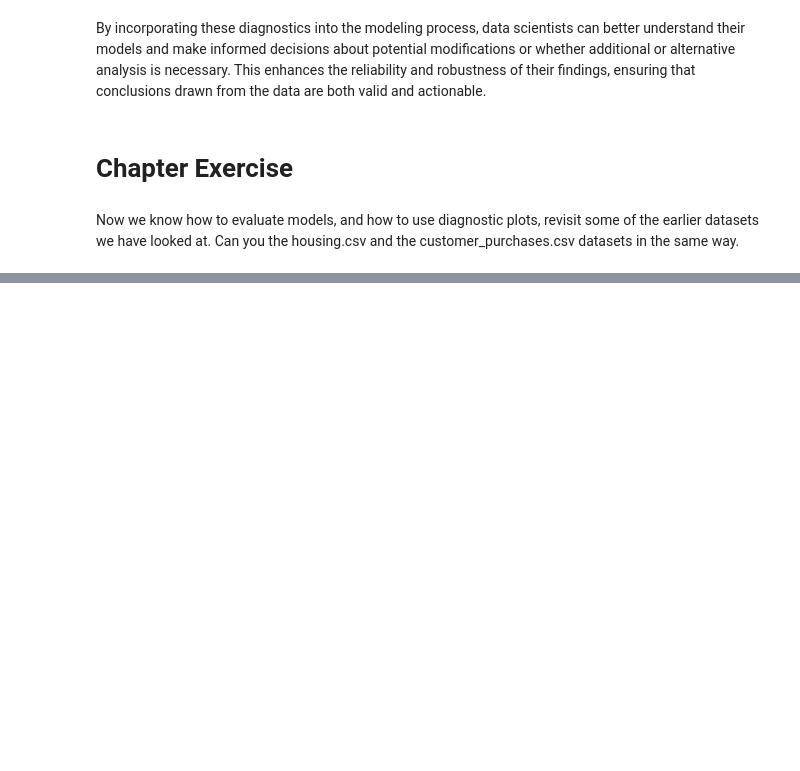
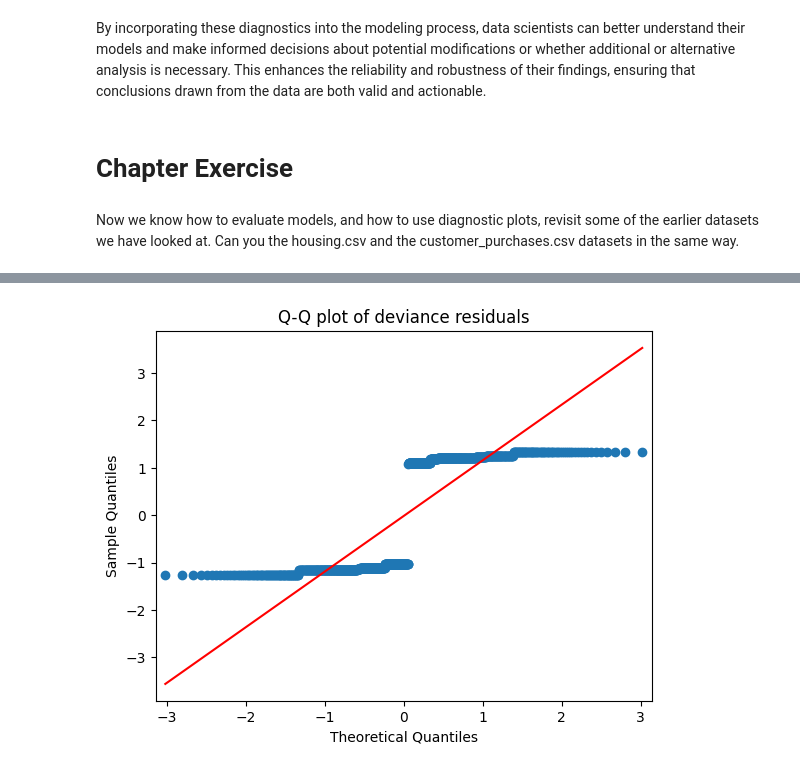
Before and after one commit to LewisT1424/010-MOD006902, a Jupyter notebook: Week_2/Section_10_Python_Example__Model_Diagnostic_Plots.ipynb, the cells around one changed output, grey strips where cells are left out. Saved outputs shown, nothing was run; the diff lists cells and outputs as text; code cells hidden in the pictures; blank space fills up the shorter version.

```diff
--- a/Week_2/Section_10_Python_Example__Model_Diagnostic_Plots.ipynb
+++ b/Week_2/Section_10_Python_Example__Model_Diagnostic_Plots.ipynb
@@ -143,0 +121,15 @@ plt.show()
+# %%
+features = ['age', 'last_purchase_encoded']
+target = 'will_purchase_again'
+
+train_df, test_df = train_test_split(df, test_size=0.2, random_state=42)
+train_df, test_df = train_df.copy(), test_df.copy()
+
+sk_model = LogisticRegression()
+sk_model.fit(train_df[features], train_df[target])
+y_pred = sk_model.predict(test_df[features])
+
+majority = max(test_df[target].mean(), 1 - test_df[target].mean())
+print('Accuracy:', accuracy_score(test_df[target], y_pred))
+print('Baseline (always guess the majority class):', majority)
+print('Confusion matrix [[TN, FP], [FN, TP]]:\n', confusion_matrix(test_df[target], y_pred))
@@ -143,0 +221,6 @@ plt.show()
+# %%
+sm.qqplot(train_df['resid_dev'], line='s')
+plt.title('Q-Q plot of deviance residuals')
+plt.show()
+# %% [output]
+[figure, added]
```
Also changed, not shown: parts of 12 cells of this notebook.
